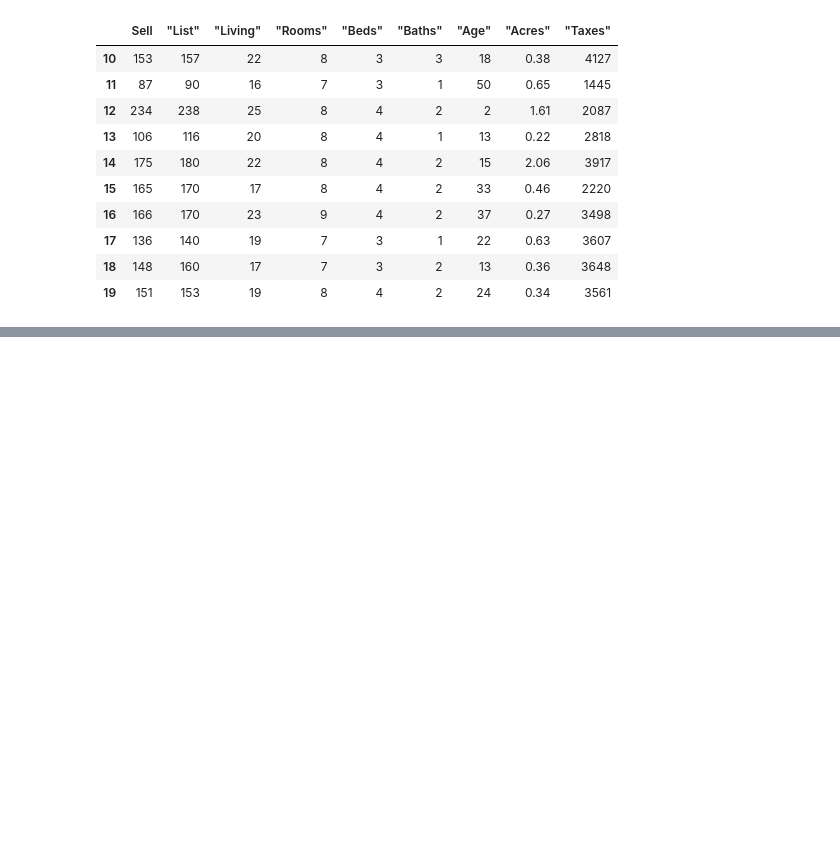
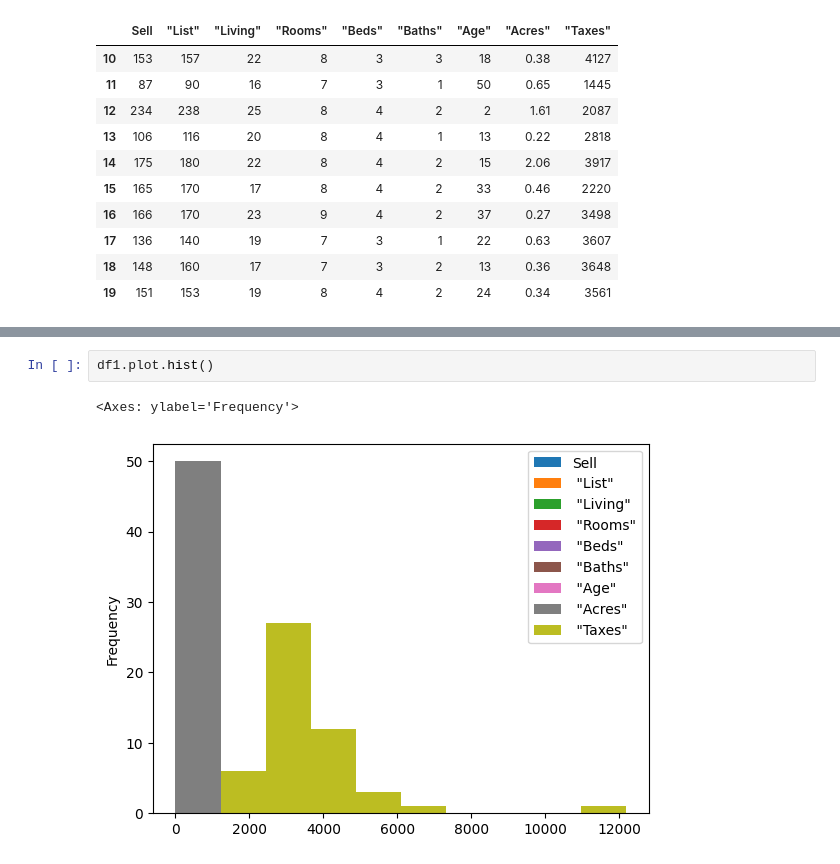
Before and after one commit to msy-bilecik/ist204, a Jupyter notebook: ist204_2024_11h_panda.ipynb, the cells around one changed output, grey strips where cells are left out. Drawn from its saved outputs; the diff is of its cells as text; blank space fills up the shorter version.

```diff
--- a/ist204_2024_11h_panda.ipynb
+++ b/ist204_2024_11h_panda.ipynb
@@ -280,0 +325,5 @@ display(df2)
+# %%
+df1.plot.hist()
+# %% [output]
+<Axes: ylabel='Frequency'>
+[figure, added]
```
Also changed, not shown: parts of 6 cells of this notebook.
